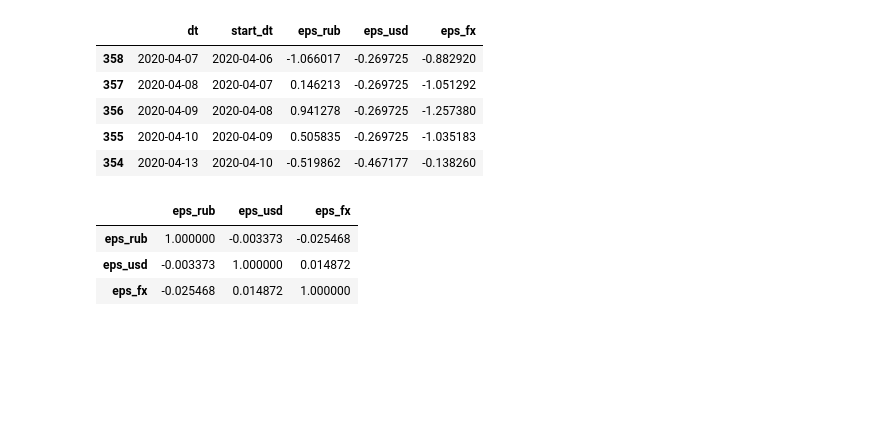
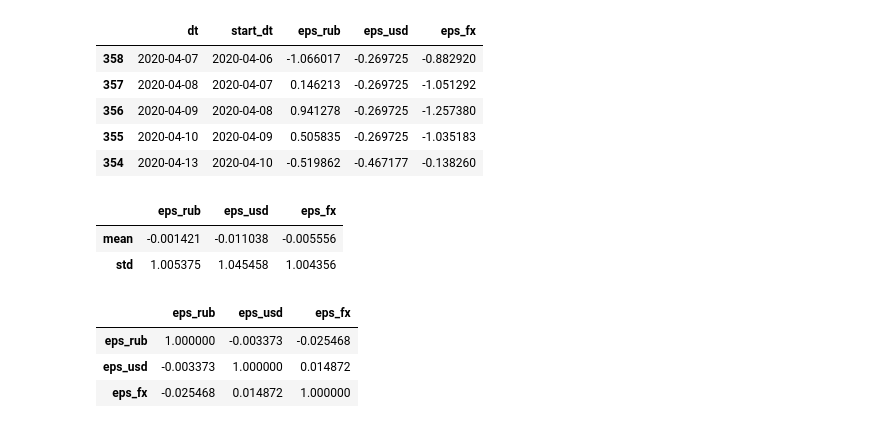
Before and after one commit to KoRoJIeBu4/stochastic_fx_pricing, a Jupyter notebook: notebooks/01_estimation.ipynb, the cells around one changed output. Saved outputs shown, nothing was run; the diff lists cells and outputs as text; code cells hidden in the pictures; blank space fills up the shorter version.

```diff
--- a/notebooks/01_estimation.ipynb
+++ b/notebooks/01_estimation.ipynb
@@ -460,6 +463,17 @@ innovations.head()
 | 356 | 2020-04-09 | 2020-04-08 | 0.941278 | -0.269725 | -1.257380 |
 | 355 | 2020-04-10 | 2020-04-09 | 0.505835 | -0.269725 | -1.035183 |
 | 354 | 2020-04-13 | 2020-04-10 | -0.519862 | -0.467177 | -0.138260 |
+# %%
+(
+    innovations
+    .drop(['start_dt', 'dt'], axis=1)
+    .describe()
+    .loc[['mean', 'std']]
+)
+# %% [output]
+|  | eps_rub | eps_usd | eps_fx |
+| mean | -0.001421 | -0.011038 | -0.005556 |
+| std | 1.005375 | 1.045458 | 1.004356 |
 # %%
 R = innovations.drop(['dt', 'start_dt'], axis=1).corr()
 
```
Also changed, not shown: parts of 5 cells of this notebook, 11 other files.
